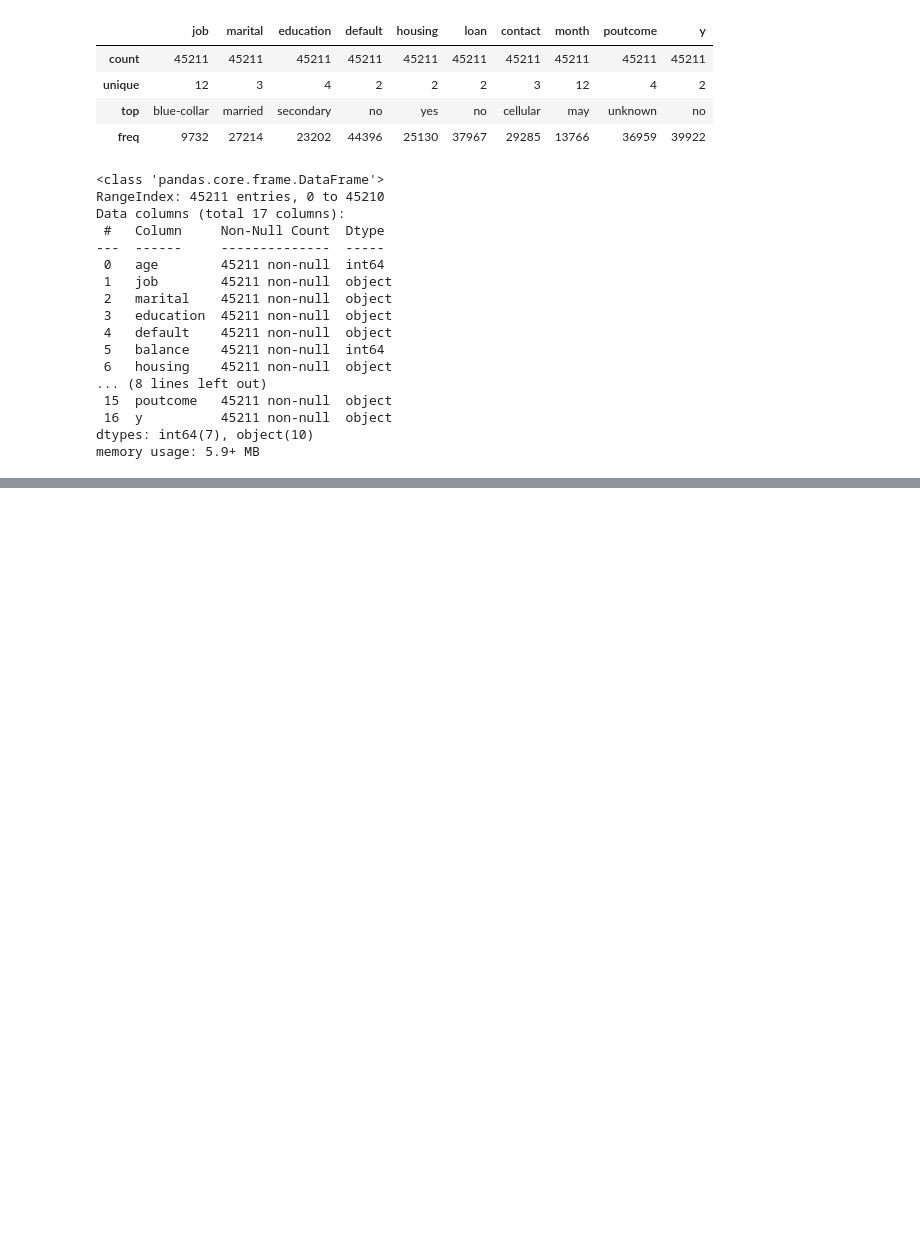
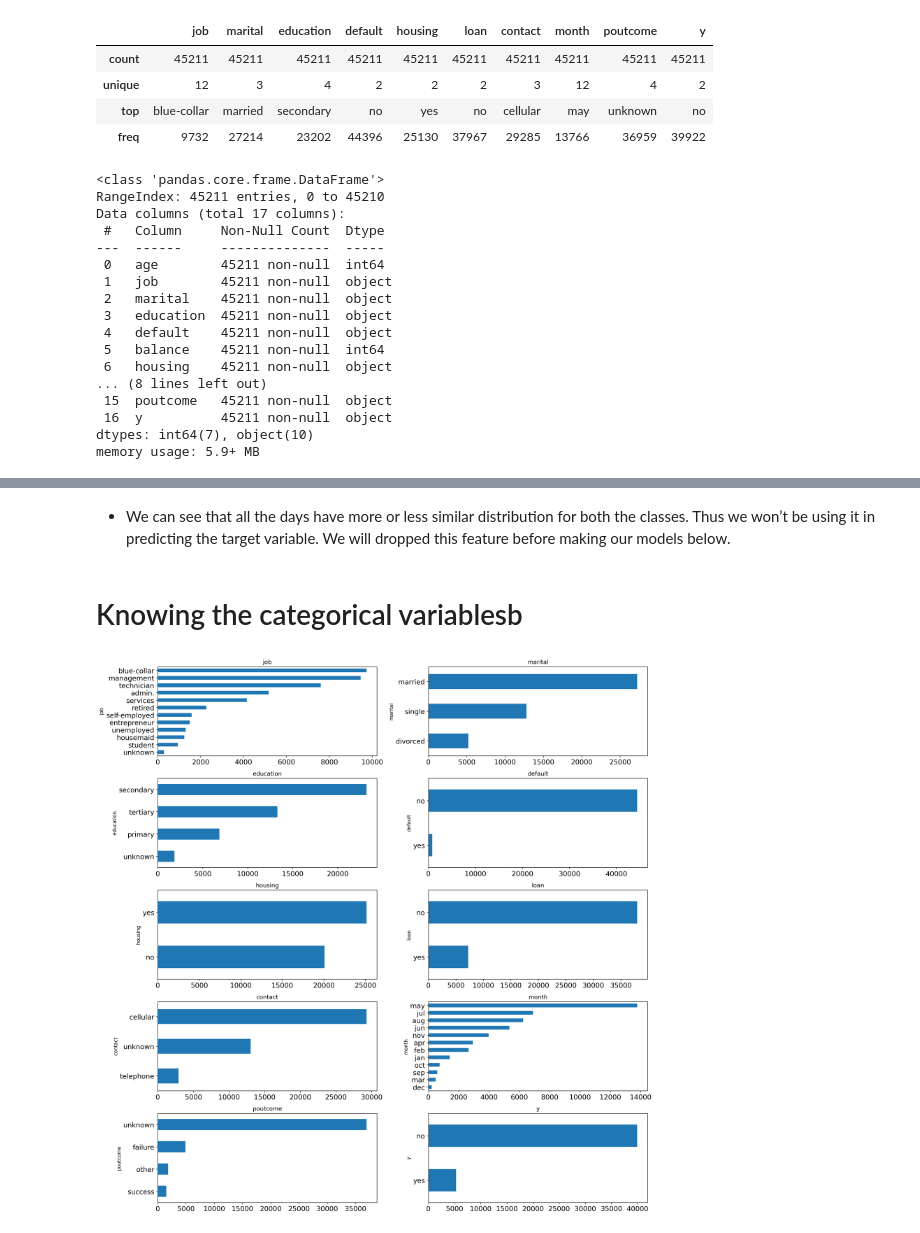
Before and after one commit to VishnuTanpure/EccelR_Assignments, a Jupyter notebook: Assignment_6_Logistic_Regression.ipynb, the cells around one changed output, grey strips where cells are left out. Cells and saved outputs as stored; diff of their text form; code cells hidden in the pictures; blank space fills up the shorter version.

```diff
--- a/Assignment_6_Logistic_Regression.ipynb
+++ b/Assignment_6_Logistic_Regression.ipynb
@@ -30,3 +50,5 @@ Attribute information For bank dataset
   17 - y - has the client subscribed a term deposit? (binary: "yes","no") \
 
 8. Missing Attribute Values: None
+# %%
+discrete_feature = ['job','marital','education','default','housing','loan','contact','month','poutcome','y']
@@ -141,3 +116,0 @@ Index(['age', 'job', 'marital', 'education', 'default', 'balance', 'housing',
-# %%
-discrete_feature = [feature for feature in df.columns if len(df[feature].unique())<20 and feature]
-print('Discrete Variables Count: {}'.format(len(discrete_feature)))
@@ -233,0 +158,17 @@ for col in discrete_feature:
+# %% [markdown]
+* We can see that all the days have more or less similar distribution for both the classes. Thus we won’t be using it in predicting the target variable. We will dropped this feature before making our models below.
+# %% [markdown]
+# Knowing the categorical variablesb
+# %%
+#Univariate Analysis of Categorical Features
+#A way of looking at the counts of each of the categories is countplots. These are similar to barplots with the width of the bars representing the count of the category in the variable.
+
+fig, axes = plt.subplots(5, 2, figsize=(16, 16)) #total 10 subplots that's why 5*2
+axes = [ax for axes_row in axes for ax in axes_row]
+
+for i, c in enumerate(df[discrete_feature]):
+    _ = df[c].value_counts()[::-1].plot(kind = 'barh', ax=axes[i], title=c, fontsize=14)
+
+_ = plt.tight_layout()
+# %% [output]
+[figure, added]
```
Also changed, not shown: parts of 84 cells of this notebook.
